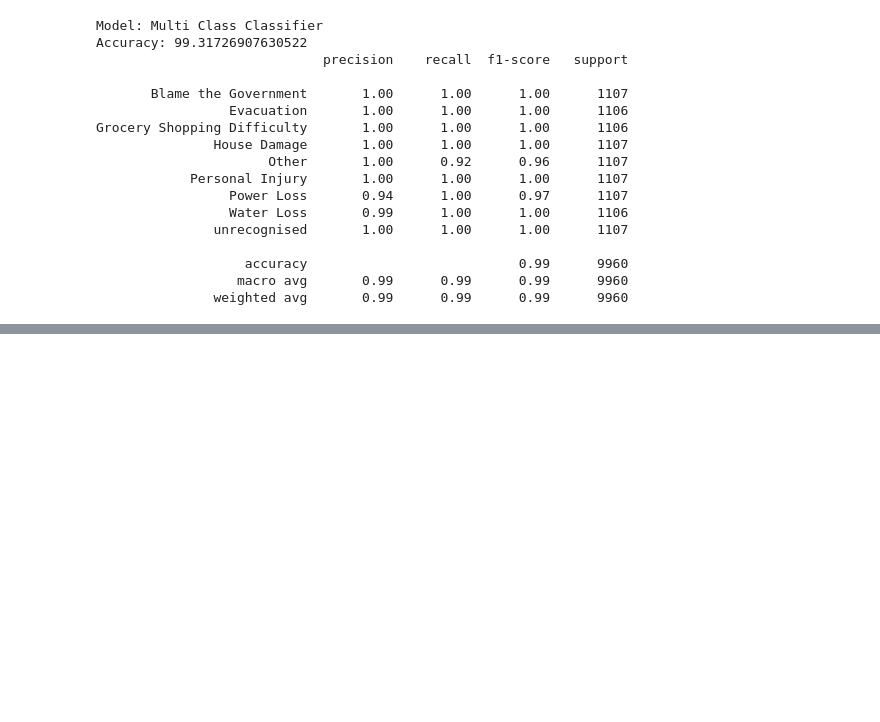
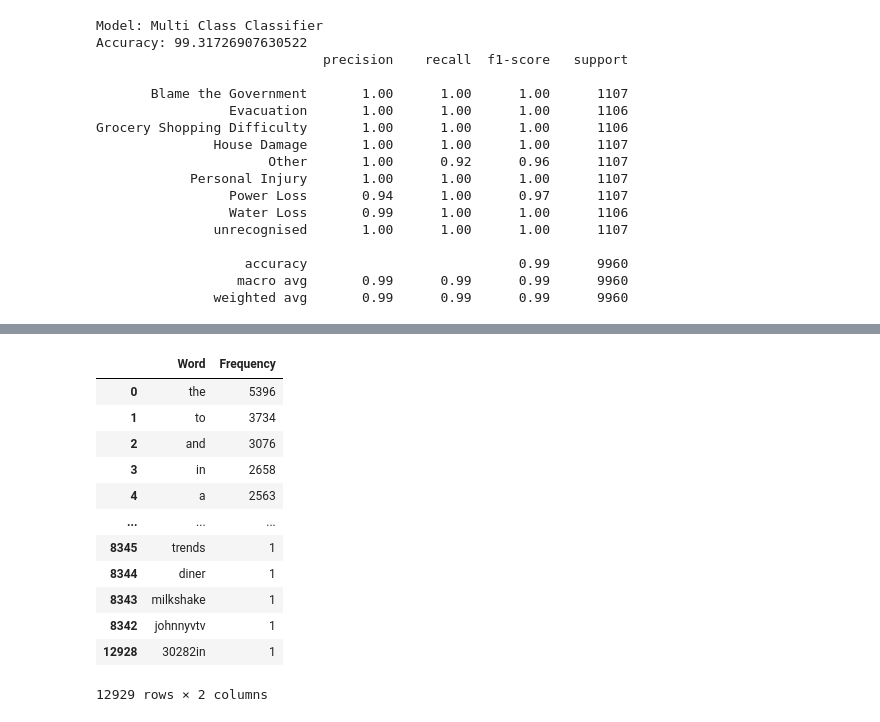
Before and after one commit to sulphuricacid/cnst_prj, a Jupyter notebook: univariate.ipynb, the cells around one changed output, grey strips where cells are left out. Saved outputs shown, nothing was run; the diff lists cells and outputs as text; code cells hidden in the pictures; blank space fills up the shorter version.

```diff
--- a/univariate.ipynb
+++ b/univariate.ipynb
@@ -229,0 +270,16 @@ Grocery Shopping Difficulty       1.00      1.00      1.00      1106
+# %%
+new_df.sort_values(by='Frequency', ascending=False)
+# %% [output]
+|  | Word | Frequency |
+| 0 | the | 5396 |
+| 1 | to | 3734 |
+| 2 | and | 3076 |
+| 3 | in | 2658 |
+| 4 | a | 2563 |
+| ... | ... | ... |
+| 8345 | trends | 1 |
+| 8344 | diner | 1 |
+| 8343 | milkshake | 1 |
+| 8342 | johnnyvtv | 1 |
+| 12928 | 30282in | 1 |
+12929 rows × 2 columns
```
Also changed, not shown: parts of 7 cells of this notebook, 2 other files.
